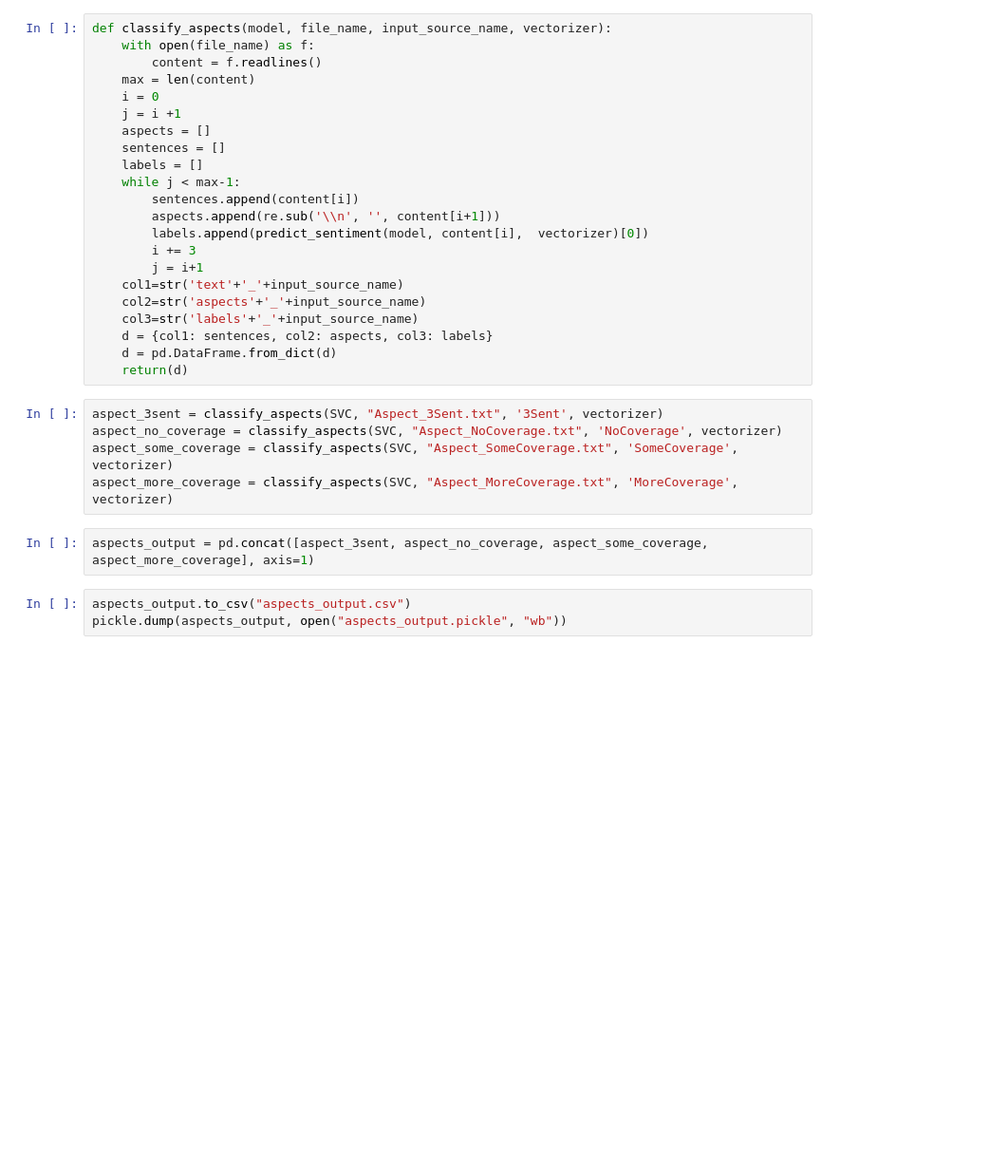
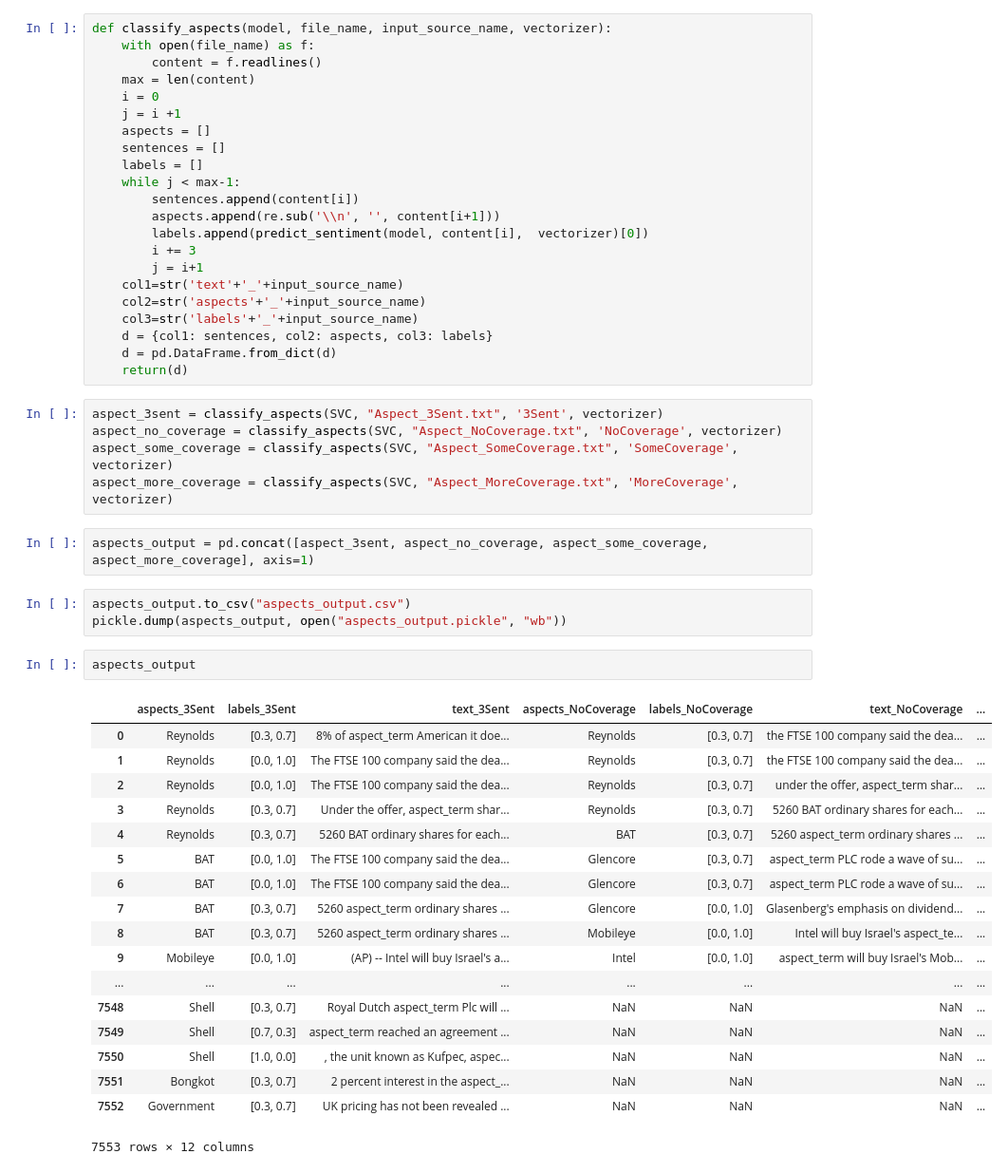
Before and after one commit to iamthevastidledhitchhiker/Zentropy, a Jupyter notebook: components/aspect_sentiment/SVM/SVC_SVR_Sentiment.ipynb, the cells around one changed output. Shown at 95% size. Drawn from its saved outputs; the diff is of its cells as text; blank space fills up the shorter version.

```diff
--- a/components/aspect_sentiment/SVM/SVC_SVR_Sentiment.ipynb
+++ b/components/aspect_sentiment/SVM/SVC_SVR_Sentiment.ipynb
@@ -240,3 +240,24 @@ aspects_output = pd.concat([aspect_3sent, aspect_no_coverage, aspect_some_covera
 # %%
 aspects_output.to_csv("aspects_output.csv")
 pickle.dump(aspects_output, open("aspects_output.pickle", "wb"))
+# %%
+aspects_output
+# %% [output]
+|  | aspects_3Sent | labels_3Sent | text_3Sent | aspects_NoCoverage | labels_NoCoverage | text_NoCoverage | ... |
+| 0 | Reynolds | [0.3, 0.7] | 8% of aspect_term American it doe... | Reynolds | [0.3, 0.7] | the FTSE 100 company said the dea... | ... |
+| 1 | Reynolds | [0.0, 1.0] | The FTSE 100 company said the dea... | Reynolds | [0.3, 0.7] | the FTSE 100 company said the dea... | ... |
+| 2 | Reynolds | [0.0, 1.0] | The FTSE 100 company said the dea... | Reynolds | [0.3, 0.7] | under the offer, aspect_term shar... | ... |
+| 3 | Reynolds | [0.3, 0.7] | Under the offer, aspect_term shar... | Reynolds | [0.3, 0.7] | 5260 BAT ordinary shares for each... | ... |
+| 4 | Reynolds | [0.3, 0.7] | 5260 BAT ordinary shares for each... | BAT | [0.3, 0.7] | 5260 aspect_term ordinary shares ... | ... |
+| 5 | BAT | [0.0, 1.0] | The FTSE 100 company said the dea... | Glencore | [0.3, 0.7] | aspect_term PLC rode a wave of su... | ... |
+| 6 | BAT | [0.0, 1.0] | The FTSE 100 company said the dea... | Glencore | [0.3, 0.7] | aspect_term PLC rode a wave of su... | ... |
+| 7 | BAT | [0.3, 0.7] | 5260 aspect_term ordinary shares ... | Glencore | [0.0, 1.0] | Glasenberg's emphasis on dividend... | ... |
+| 8 | BAT | [0.3, 0.7] | 5260 aspect_term ordinary shares ... | Mobileye | [0.0, 1.0] | Intel will buy Israel's aspect_te... | ... |
+| 9 | Mobileye | [0.0, 1.0] | (AP) -- Intel will buy Israel's a... | Intel | [0.0, 1.0] | aspect_term will buy Israel's Mob... | ... |
+| ... | ... | ... | ... | ... | ... | ... | ... |
+| 7548 | Shell | [0.3, 0.7] | Royal Dutch aspect_term Plc will ... | NaN | NaN | NaN | ... |
+| 7549 | Shell | [0.7, 0.3] | aspect_term reached an agreement ... | NaN | NaN | NaN | ... |
+| 7550 | Shell | [1.0, 0.0] | , the unit known as Kufpec, aspec... | NaN | NaN | NaN | ... |
+| 7551 | Bongkot | [0.3, 0.7] | 2 percent interest in the aspect_... | NaN | NaN | NaN | ... |
+| 7552 | Government | [0.3, 0.7] | UK pricing has not been revealed ... | NaN | NaN | NaN | ... |
+7553 rows × 12 columns
```
Also changed, not shown: 16 other files.
